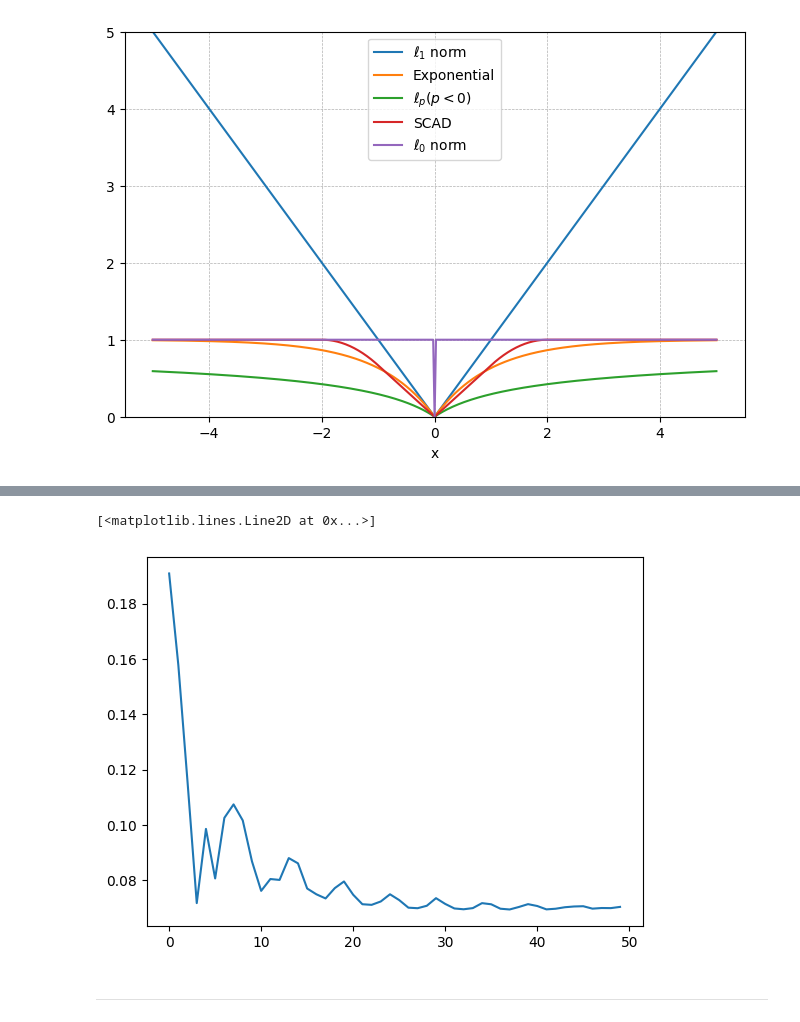
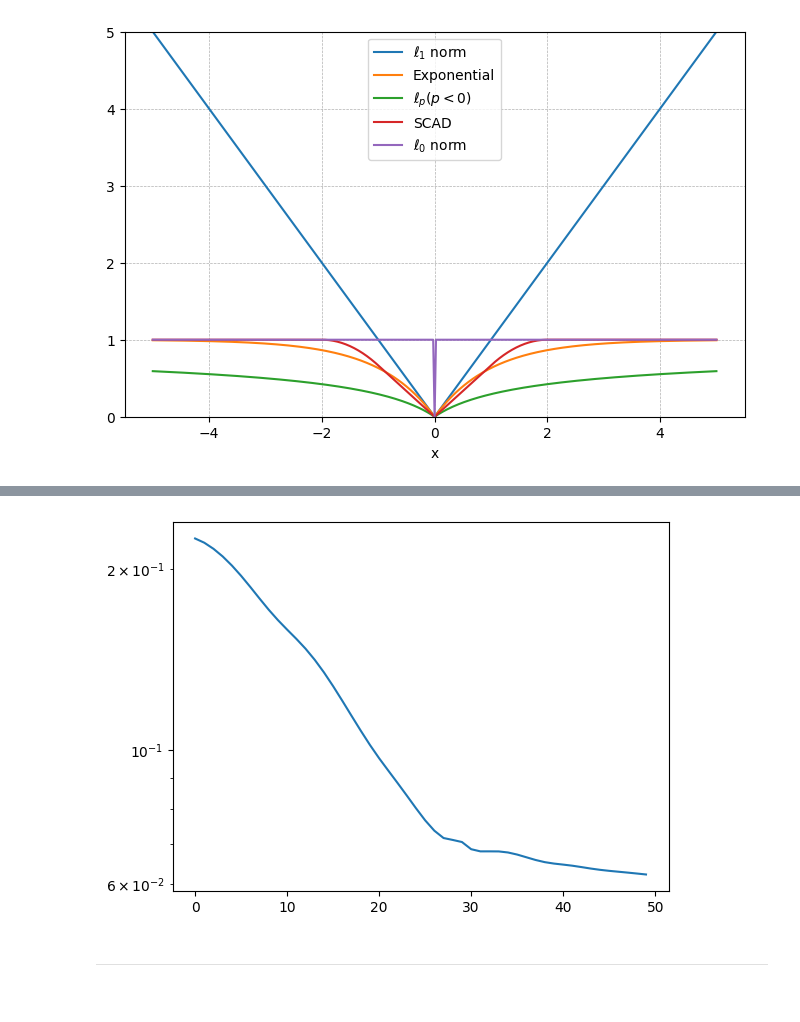
Before and after one commit to LeoDiNino97/NonconvexSparseLearningUnrolledSCA, a Jupyter notebook: Dictionary Learning/DL_primer.ipynb, the cells around one changed output, grey strips where cells are left out. Saved outputs shown, nothing was run; the diff lists cells and outputs as text; code cells hidden in the pictures.

```diff
--- a/Dictionary Learning/DL_primer.ipynb
+++ b/Dictionary Learning/DL_primer.ipynb
@@ -240,7 +240,7 @@ class SyntheticSignals():
     def set_tuple(self, i):
 
         # Generating random sparsity in the canonic basis of the original signal
-        idxs = np.random.choice(self.m, self.s, replace=False)
+        idxs = np.random.choice(self.n, self.s, replace=False)
         peaks = np.random.normal(scale=self.s_sigma, size = self.s)
 
         # Generating the original signal and its corrupted observations
@@ -356,7 +356,7 @@ def train(model, train_loader, valid_loader, num_epochs=50, verbose = True):
     # Initialization
     optimizer = torch.optim.SGD(
         model.parameters(),
-        lr=5e-03,
+        lr=5e-05,
         momentum=0.9,
         weight_decay=0,
     )
@@ -402,7 +402,7 @@ def train(model, train_loader, valid_loader, num_epochs=50, verbose = True):
 
     return loss_test
 # %%
-model = NCSEXP_Net(A_, 0.1, 5)
+model = NCSEXP_Net(A_, 1, 10)
 # %%
 loss = train(model, train_set, test_set)
 # %% [output]
@@ -422,8 +422,8 @@ plt.plot(s_exm, color='r')
 # %%
 plt.plot(loss)
+plt.yscale('log')
 # %% [output]
-[<matplotlib.lines.Line2D at 0x...>]
-[figure, old version]
+[figure, new version]
 # %% [markdown]
 ________
 # %% [markdown]
```
Also changed, not shown: parts of 15 cells of this notebook, 2 other files.
